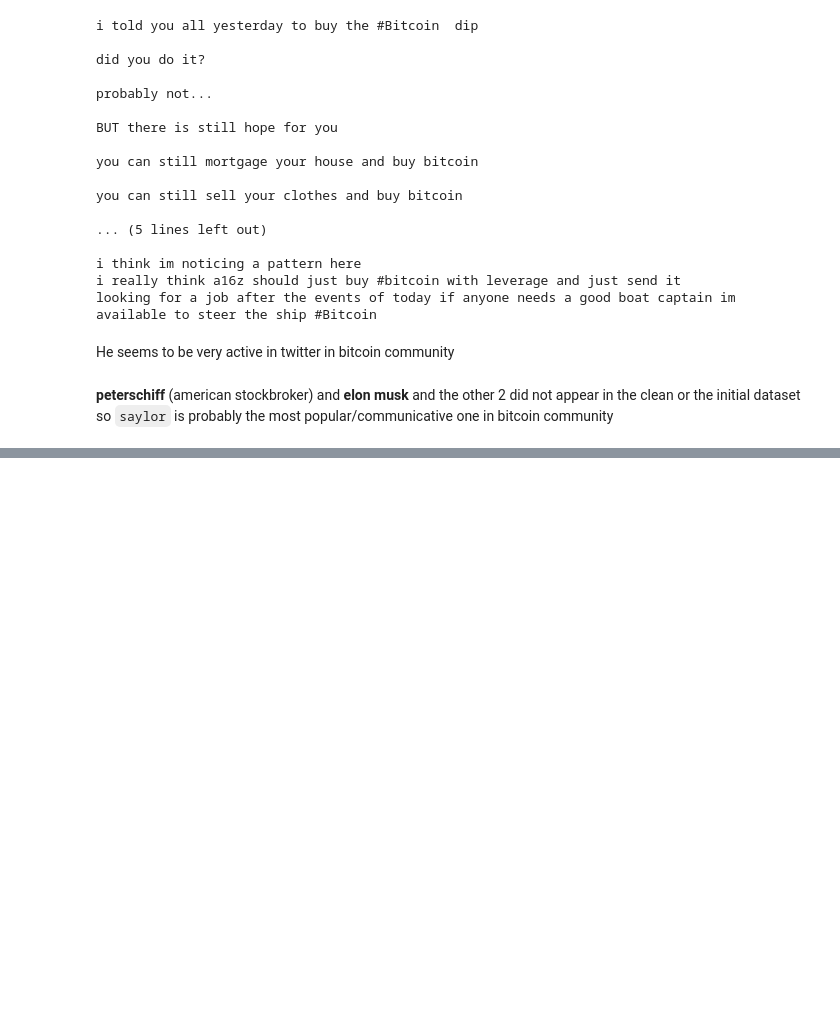
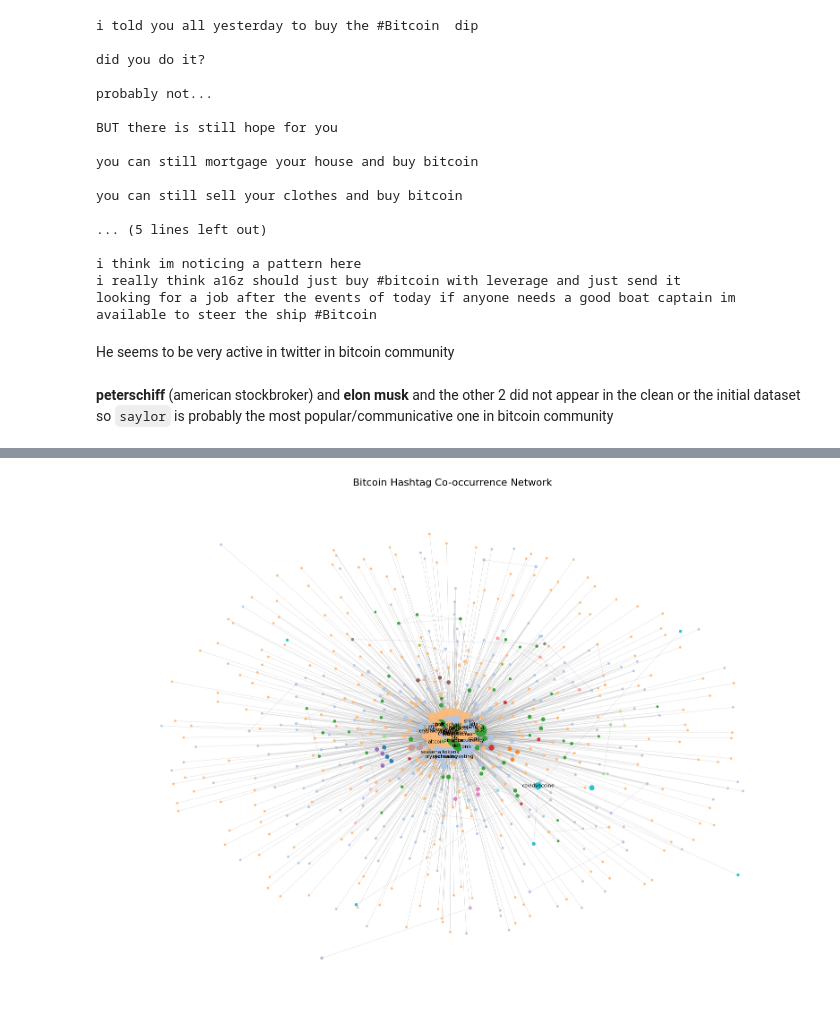
Before and after one commit to badyy8/Assignment_2_social_media_analysis, a Jupyter notebook: 01_data_network.ipynb, the cells around one changed output, grey strips where cells are left out. Cells and saved outputs as stored; diff of their text form; code cells hidden in the pictures; blank space fills up the shorter version.

```diff
--- a/01_data_network.ipynb
+++ b/01_data_network.ipynb
@@ -224,0 +365,17 @@ Name: text, Length: 632179, dtype: object
+# %%
+from collections import defaultdict
+
+# Add community label to each node
+nx.set_node_attributes(G_main, partition, 'community')
+
+communities = defaultdict(list)
+for node, comm_id in partition.items():
+    communities[comm_id].append(node)
+
+# Print top hashtags per community
+for comm_id, members in sorted(communities.items()):
+
+    # Sort members by pagerank within community
+    members_sorted = sorted(members, key=lambda x: pagerank.get(x, 0), reverse=True)
+    print(f"\nCommunity {comm_id} ({len(members)} hashtags):")
+    print("  Top hashtags:", members_sorted[:10])
@@ -224,0 +400,36 @@ Name: text, Length: 632179, dtype: object
+# %%
+import matplotlib.cm as cm
+
+plt.figure(figsize=(16, 12))
+
+# Layout
+pos = nx.spring_layout(G_main, weight='weight', seed=42, k=2)
+
+# Colour by community
+num_communities = len(set(partition.values()))
+colours = cm.tab20(np.linspace(0, 1, num_communities))
+node_colours = [colours[partition[node]] for node in G_main.nodes()]
+
+# Size by pagerank
+node_sizes = [pagerank[node] * 30000 for node in G_main.nodes()]
+
+# Edge width by weight
+edge_weights = [G_main[u][v]['weight'] for u, v in G_main.edges()]
+max_w = max(edge_weights)
+edge_widths = [0.5 + 3 * (w / max_w) for w in edge_weights]
+
+nx.draw_networkx_edges(G_main, pos, width=edge_widths, alpha=0.3, edge_color='grey')
+nx.draw_networkx_nodes(G_main, pos, node_color=node_colours, node_size=node_sizes, alpha=0.9)
+
+# Label only the top nodes so it doesn't get cluttered
+top_nodes = centrality_df.head(30)['hashtag'].tolist()
+labels = {n: n for n in G_main.nodes() if n in top_nodes}
+nx.draw_networkx_labels(G_main, pos, labels, font_size=8)
+
+plt.title('Bitcoin Hashtag Co-occurrence Network', fontsize=16)
+plt.axis('off')
+plt.tight_layout()
+#plt.savefig('network.png', dpi=150, bbox_inches='tight')
+plt.show()
+# %% [output]
+[figure, added]
```
Also changed, not shown: parts of 26 cells of this notebook.
